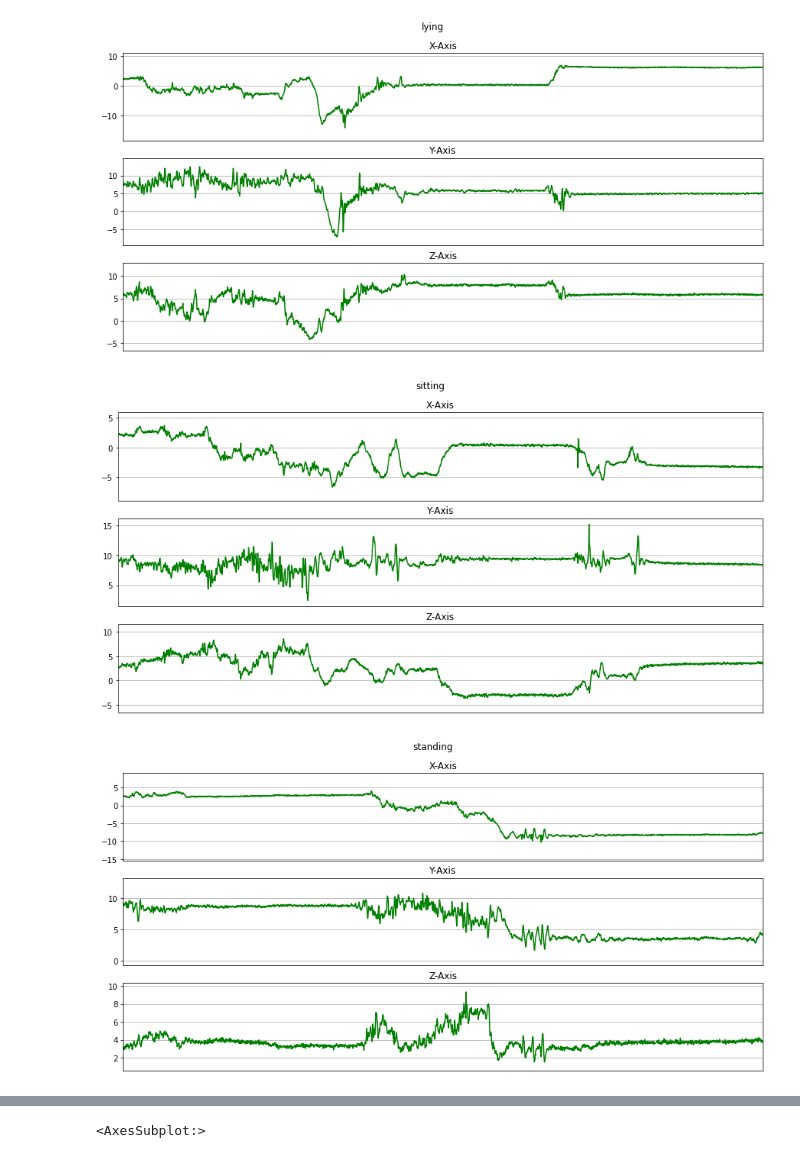
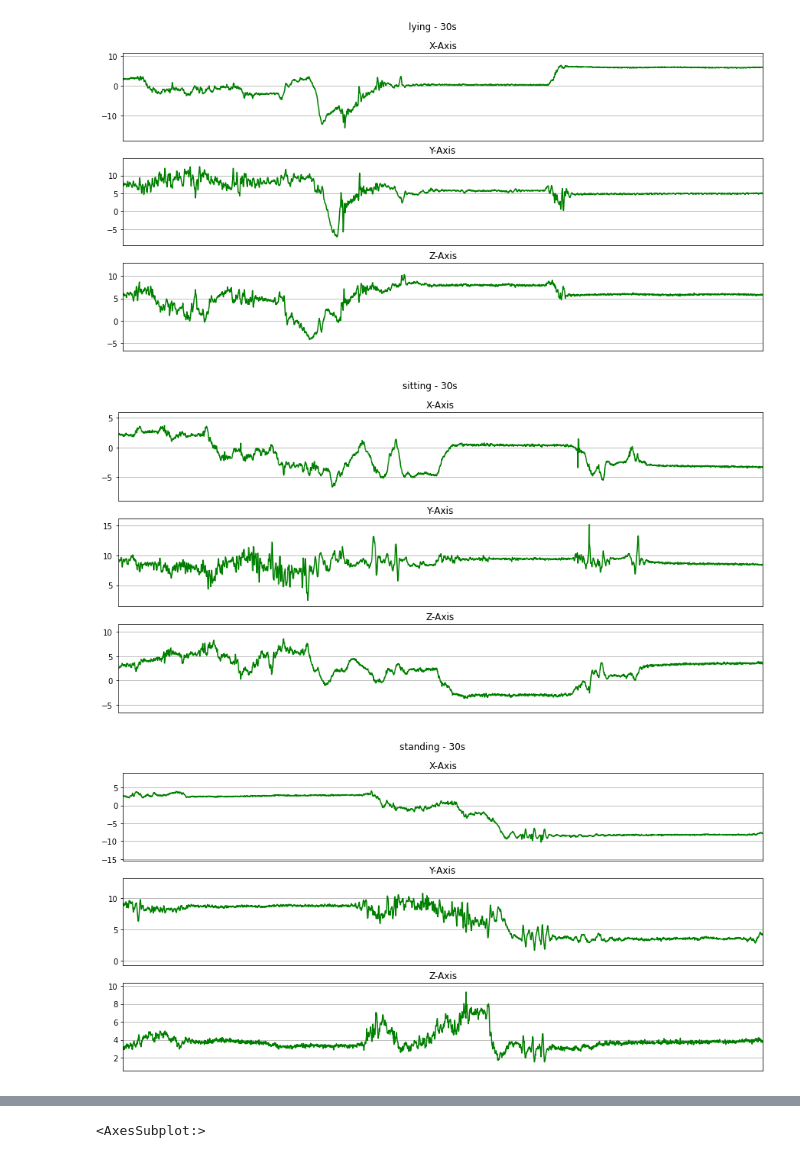
Before and after one commit to daniel620/GaitAnalysis-HAR, a Jupyter notebook: PAMAP2/src/preprocess.ipynb, the cells around one changed output, grey strips where cells are left out. Saved outputs shown, nothing was run; the diff lists cells and outputs as text; code cells hidden in the pictures.

```diff
--- a/PAMAP2/src/preprocess.ipynb
+++ b/PAMAP2/src/preprocess.ipynb
@@ -27,31 +27,36 @@ data.head()
 | 3 | 37.69 | 1 | 100.0 | 2.21800 | 7.14365 | 5.89930 | 2.22177 | 7.25535 | ... |
 | 4 | 37.70 | 1 | 100.0 | 2.30106 | 7.25857 | 6.09259 | 2.20720 | 7.24042 | ... |
 # %%
-def plot_activity(activity, data):
+def plot_activity(activity, data, seconds=0 ,save=False):
     fig, (ax0, ax1, ax2) = plt.subplots(nrows=3, figsize=(15, 7), sharex=True)
     plot_axis(ax0, data['timestamp'], data['handAcc16_1'], 'X-Axis')
     plot_axis(ax1, data['timestamp'], data['handAcc16_2'], 'Y-Axis')
     plot_axis(ax2, data['timestamp'], data['handAcc16_3'], 'Z-Axis')
     plt.subplots_adjust(hspace=0.2)
-    fig.suptitle(activity)
+    fig.suptitle(activity + ' - ' + str(seconds) + 's')
     plt.subplots_adjust(top=0.90)
+    if save:
+        image_root=  '../images/'
+        if not os.path.exists(image_root):
+            os.mkdir(image_root)
+        plt.savefig(image_root + str(activity) + '.jpg', dpi=100)
     plt.show()
 
 def plot_axis(ax, x, y, title):
     ax.plot(x, y, 'g')
     ax.set_title(title)
     ax.xaxis.set_visible(False)
     ax.set_ylim([min(y) - np.std(y), max(y) + np.std(y)])
     ax.set_xlim([min(x), max(x)])
     ax.grid(True)
 activities =  data['activityName'].unique()
 for activity in activities:
     # sampling frequency = 100Hz
     Fs = 100
     seconds = 30
     data_for_plot = data[(data['activityName'] == activity)][:Fs*seconds]
-    plot_activity(activity, data_for_plot)
+    plot_activity(activity, data_for_plot, seconds=seconds,save=True)
 # %% [output]
-[figure, old version]
+[figure, new version]
-[figure, old version]
+[figure, new version]
-[figure, old version]
+[figure, new version]
```
Also changed, not shown: parts of 1 cell of this notebook, 12 other files.
